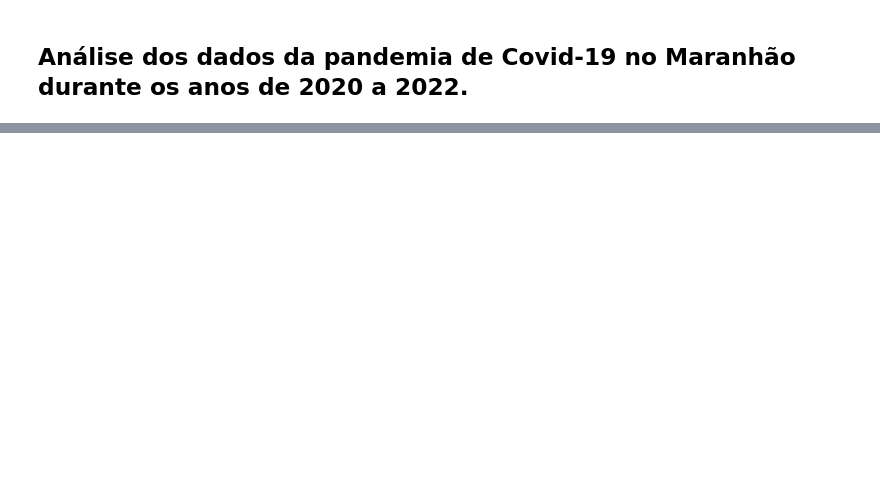
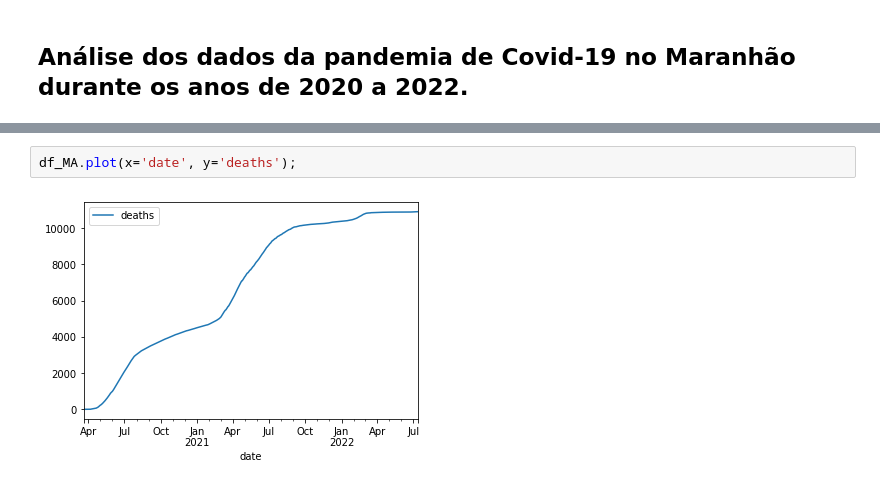
Before and after one commit to jamescp/python, a Jupyter notebook: AnaliseCovid.ipynb, the cells around one changed output, grey strips where cells are left out. Drawn from its saved outputs; the diff is of its cells as text; blank space fills up the shorter version.

```diff
--- a/AnaliseCovid.ipynb
+++ b/AnaliseCovid.ipynb
@@ -23,0 +93,4 @@ Casos = df_MA['newDeaths'].sum()
+# %%
+df_MA.plot(x='date', y='deaths');
+# %% [output]
+[figure, added]
```
Also changed, not shown: parts of 12 cells of this notebook.
